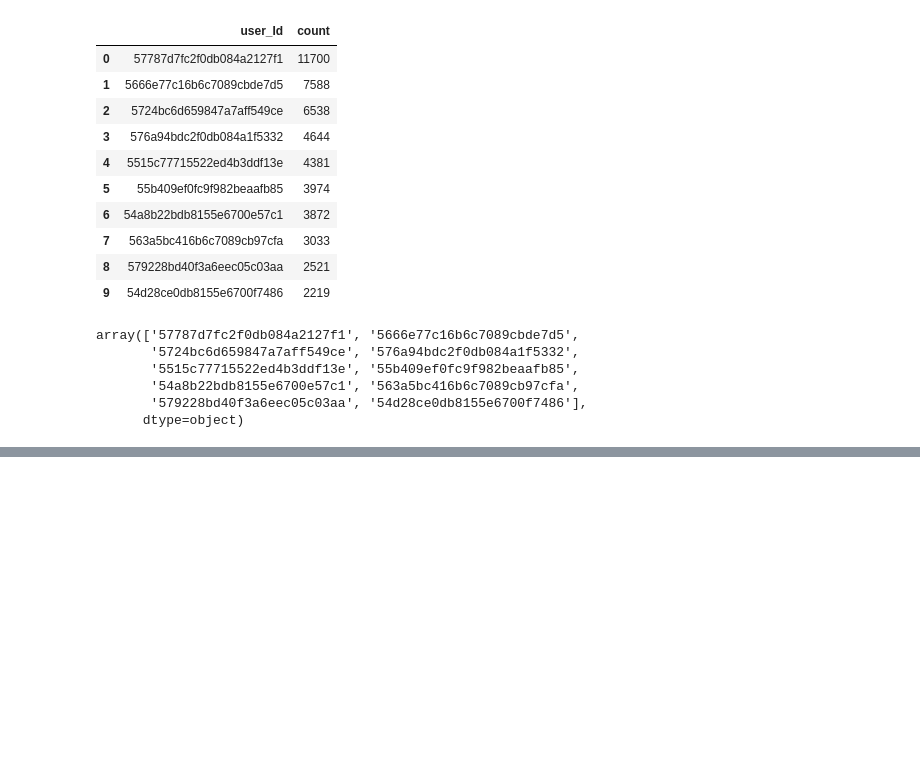
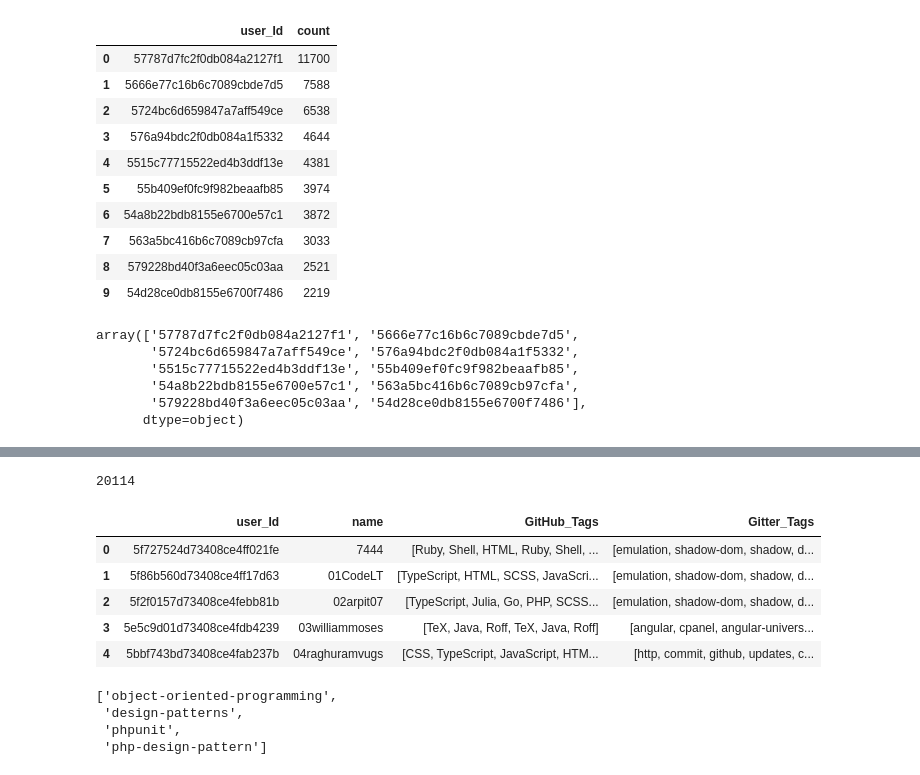
Before and after one commit to NoleWang/Respondent_Recommendation, a Jupyter notebook: Analysis/Analysis.ipynb, the cells around one changed output, grey strips where cells are left out. Saved outputs shown, nothing was run; the diff lists cells and outputs as text; code cells hidden in the pictures; blank space fills up the shorter version.

```diff
--- a/Analysis/Analysis.ipynb
+++ b/Analysis/Analysis.ipynb
@@ -986,0 +1009,4 @@ df_github[df_github["user_Id"] == user_Id_selected]["Repo_languages"].values[0]
+# %%
+len(all_profile)
+# %% [output]
+20114
@@ -986,0 +1017,11 @@ df_github[df_github["user_Id"] == user_Id_selected]["Repo_languages"].values[0]
+# %%
+df = pd.read_json(channel2+'/'+channel2+'user_alltags.json')
+# %%
+df.head()
+# %% [output]
+|  | user_Id | name | GitHub_Tags | Gitter_Tags |
+| 0 | 5f727524d73408ce4ff021fe | 7444 | [Ruby, Shell, HTML, Ruby, Shell, ... | [emulation, shadow-dom, shadow, d... |
+| 1 | 5f86b560d73408ce4ff17d63 | 01CodeLT | [TypeScript, HTML, SCSS, JavaScri... | [emulation, shadow-dom, shadow, d... |
+| 2 | 5f2f0157d73408ce4febb81b | 02arpit07 | [TypeScript, Julia, Go, PHP, SCSS... | [emulation, shadow-dom, shadow, d... |
+| 3 | 5e5c9d01d73408ce4fdb4239 | 03williammoses | [TeX, Java, Roff, TeX, Java, Roff] | [angular, cpanel, angular-univers... |
+| 4 | 5bbf743bd73408ce4fab237b | 04raghuramvugs | [CSS, TypeScript, JavaScript, HTM... | [http, commit, github, updates, c... |
@@ -986,0 +1030,7 @@ df_github[df_github["user_Id"] == user_Id_selected]["Repo_languages"].values[0]
+# %%
+df_github[df_github["user_Id"] == "570fc260187bb6f0eadf743e"]["Repo_topics"].apply(eval)[2009]
+# %% [output]
+['object-oriented-programming',
+ 'design-patterns',
+ 'phpunit',
+ 'php-design-pattern']
```
Also changed, not shown: parts of 17 cells of this notebook, 2 other files.
